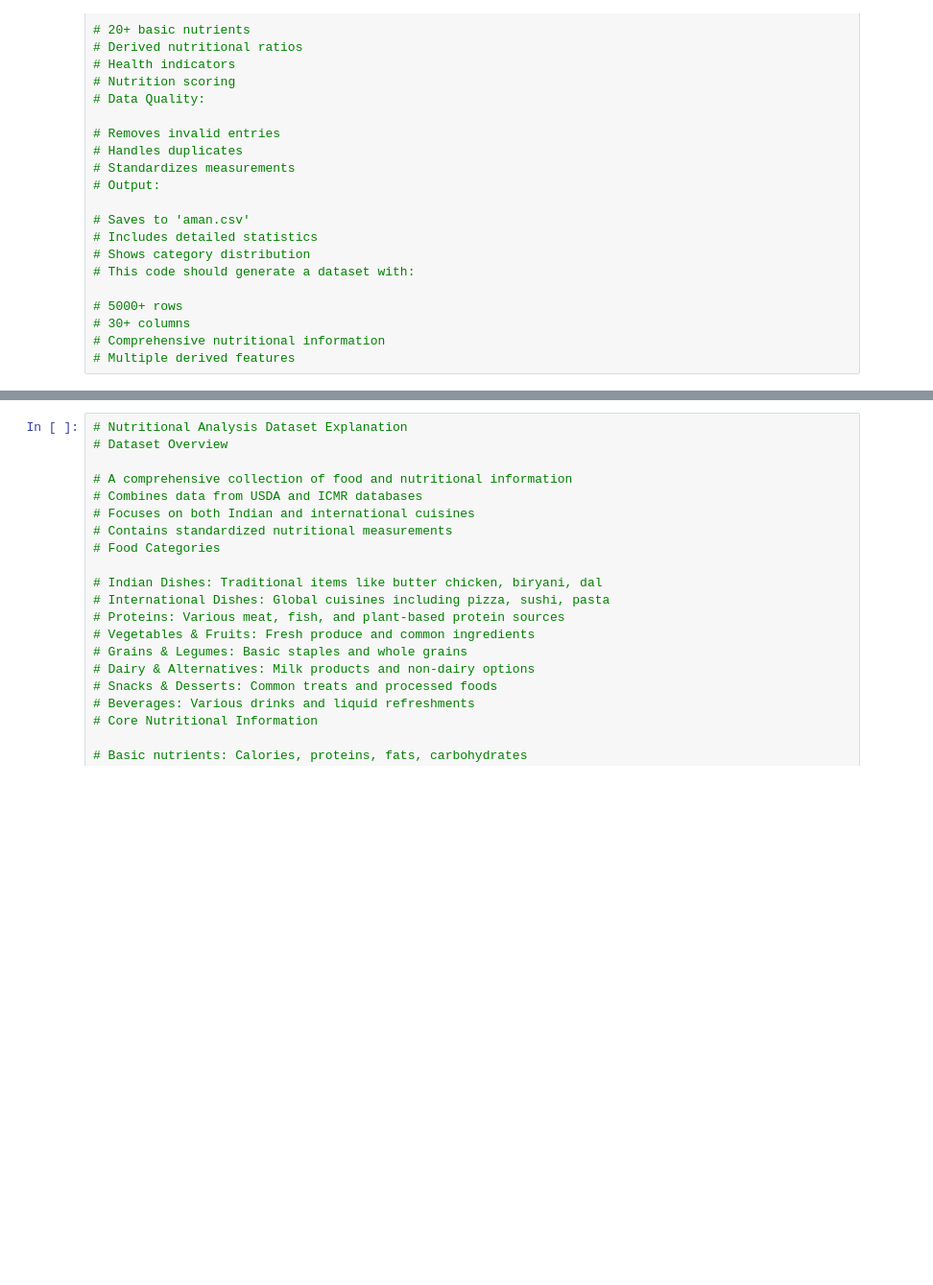
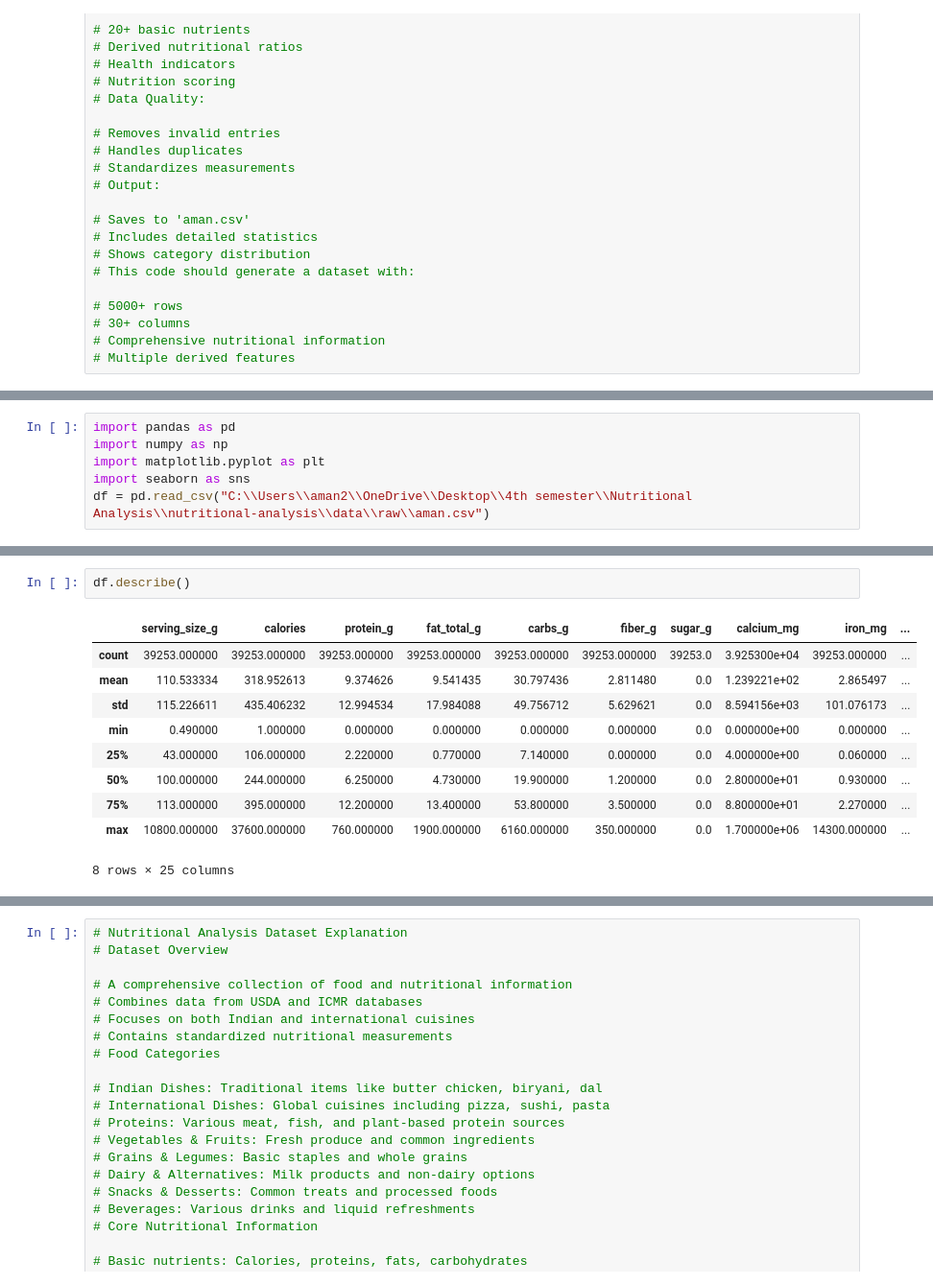
Before and after one commit to Amanarun2907/Nutitional-Analysis, a Jupyter notebook: notebooks/ml.ipynb, the cells around one changed output, grey strips where cells are left out. Shown at 96% size. Drawn from its saved outputs; the diff is of its cells as text; blank space fills up the shorter version.

Commit message:
Aman is adding

```diff
--- a/notebooks/ml.ipynb
+++ b/notebooks/ml.ipynb
@@ -259,3 +301,9 @@ beverages               3944
 dairy_alternatives      3643
 indian_dishes           2126
 Name: count, dtype: int64
+# %%
+import pandas as pd
+import numpy as np
+import matplotlib.pyplot as plt
+import seaborn as sns
+df = pd.read_csv("C:\\Users\\aman2\\OneDrive\\Desktop\\4th semester\\Nutritional Analysis\\nutritional-analysis\\data\\raw\\aman.csv")
@@ -261,0 +318,13 @@ Name: count, dtype: int64
+# %%
+df.describe()
+# %% [output]
+|  | serving_size_g | calories | protein_g | fat_total_g | carbs_g | fiber_g | sugar_g | calcium_mg | iron_mg | ... |
+| count | 39253.000000 | 39253.000000 | 39253.000000 | 39253.000000 | 39253.000000 | 39253.000000 | 39253.0 | 3.925300e+04 | 39253.000000 | ... |
+| mean | 110.533334 | 318.952613 | 9.374626 | 9.541435 | 30.797436 | 2.811480 | 0.0 | 1.239221e+02 | 2.865497 | ... |
+| std | 115.226611 | 435.406232 | 12.994534 | 17.984088 | 49.756712 | 5.629621 | 0.0 | 8.594156e+03 | 101.076173 | ... |
+| min | 0.490000 | 1.000000 | 0.000000 | 0.000000 | 0.000000 | 0.000000 | 0.0 | 0.000000e+00 | 0.000000 | ... |
+| 25% | 43.000000 | 106.000000 | 2.220000 | 0.770000 | 7.140000 | 0.000000 | 0.0 | 4.000000e+00 | 0.060000 | ... |
+| 50% | 100.000000 | 244.000000 | 6.250000 | 4.730000 | 19.900000 | 1.200000 | 0.0 | 2.800000e+01 | 0.930000 | ... |
+| 75% | 113.000000 | 395.000000 | 12.200000 | 13.400000 | 53.800000 | 3.500000 | 0.0 | 8.800000e+01 | 2.270000 | ... |
+| max | 10800.000000 | 37600.000000 | 760.000000 | 1900.000000 | 6160.000000 | 350.000000 | 0.0 | 1.700000e+06 | 14300.000000 | ... |
+8 rows × 25 columns
```
Also changed, not shown: parts of 16 cells of this notebook.
